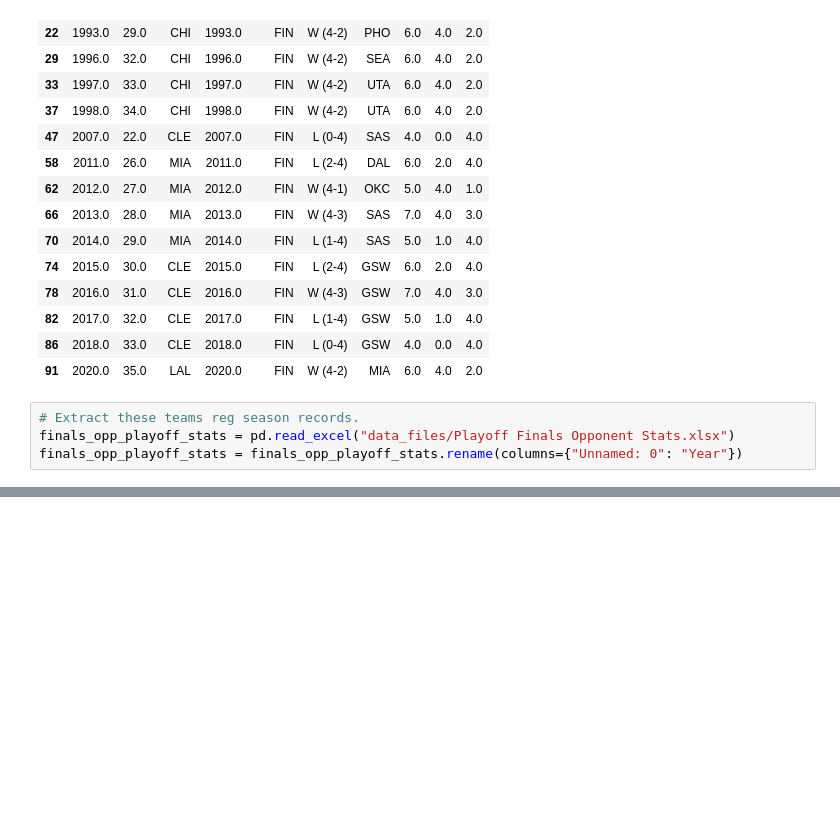
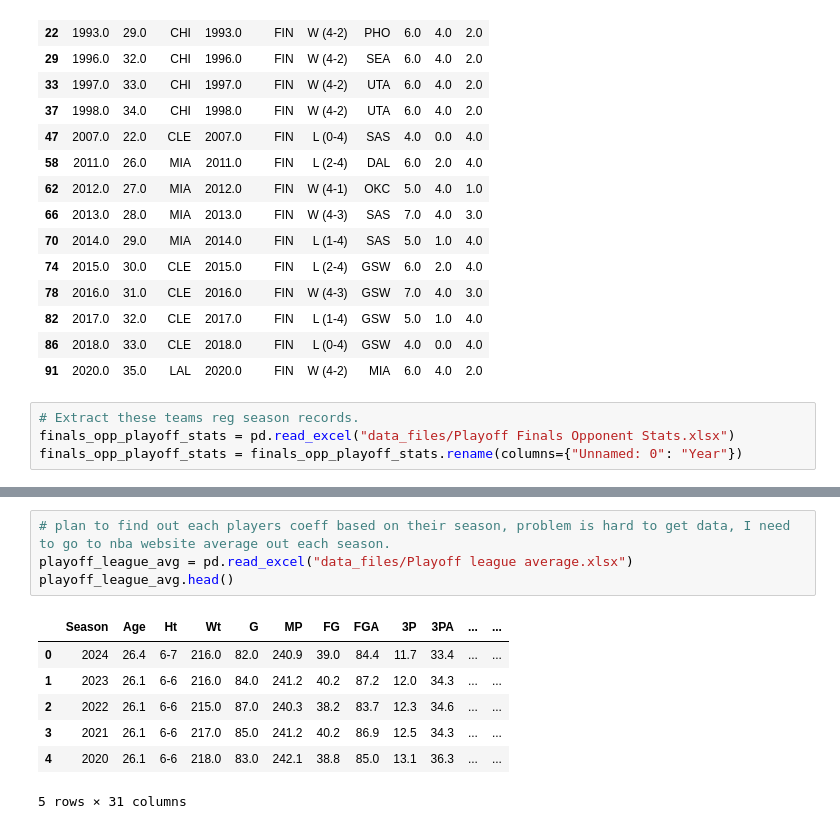
Before and after one commit to gohsoonhao/therealGOAT, a Jupyter notebook: 3b_playoff_team_success.ipynb, the cells around one changed output, grey strips where cells are left out. Cells and saved outputs as stored; diff of their text form; blank space fills up the shorter version.

Commit message:
import league averages

```diff
--- a/3b_playoff_team_success.ipynb
+++ b/3b_playoff_team_success.ipynb
@@ -134,0 +217,12 @@ Int64Index([91], dtype='int64')
+# %%
+# plan to find out each players coeff based on their season, problem is hard to get data, I need to go to nba website average out each season.
+playoff_league_avg = pd.read_excel("data_files/Playoff league average.xlsx")
+playoff_league_avg.head()
+# %% [output]
+|  | Season | Age | Ht | Wt | G | MP | FG | FGA | 3P | 3PA | ... | ... |
+| 0 | 2024 | 26.4 | 6-7 | 216.0 | 82.0 | 240.9 | 39.0 | 84.4 | 11.7 | 33.4 | ... | ... |
+| 1 | 2023 | 26.1 | 6-6 | 216.0 | 84.0 | 241.2 | 40.2 | 87.2 | 12.0 | 34.3 | ... | ... |
+| 2 | 2022 | 26.1 | 6-6 | 215.0 | 87.0 | 240.3 | 38.2 | 83.7 | 12.3 | 34.6 | ... | ... |
+| 3 | 2021 | 26.1 | 6-6 | 217.0 | 85.0 | 241.2 | 40.2 | 86.9 | 12.5 | 34.3 | ... | ... |
+| 4 | 2020 | 26.1 | 6-6 | 218.0 | 83.0 | 242.1 | 38.8 | 85.0 | 13.1 | 36.3 | ... | ... |
+5 rows × 31 columns
```
Also changed, not shown: parts of 6 cells of this notebook, 1 other file.
